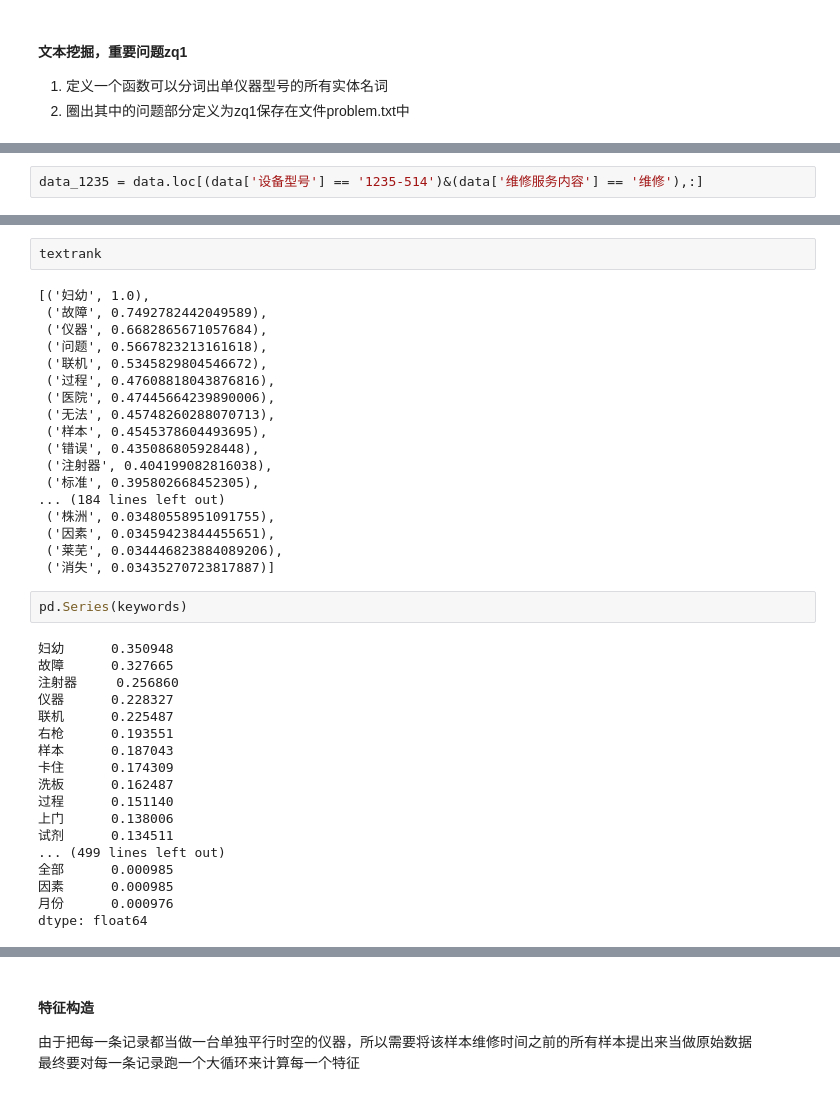
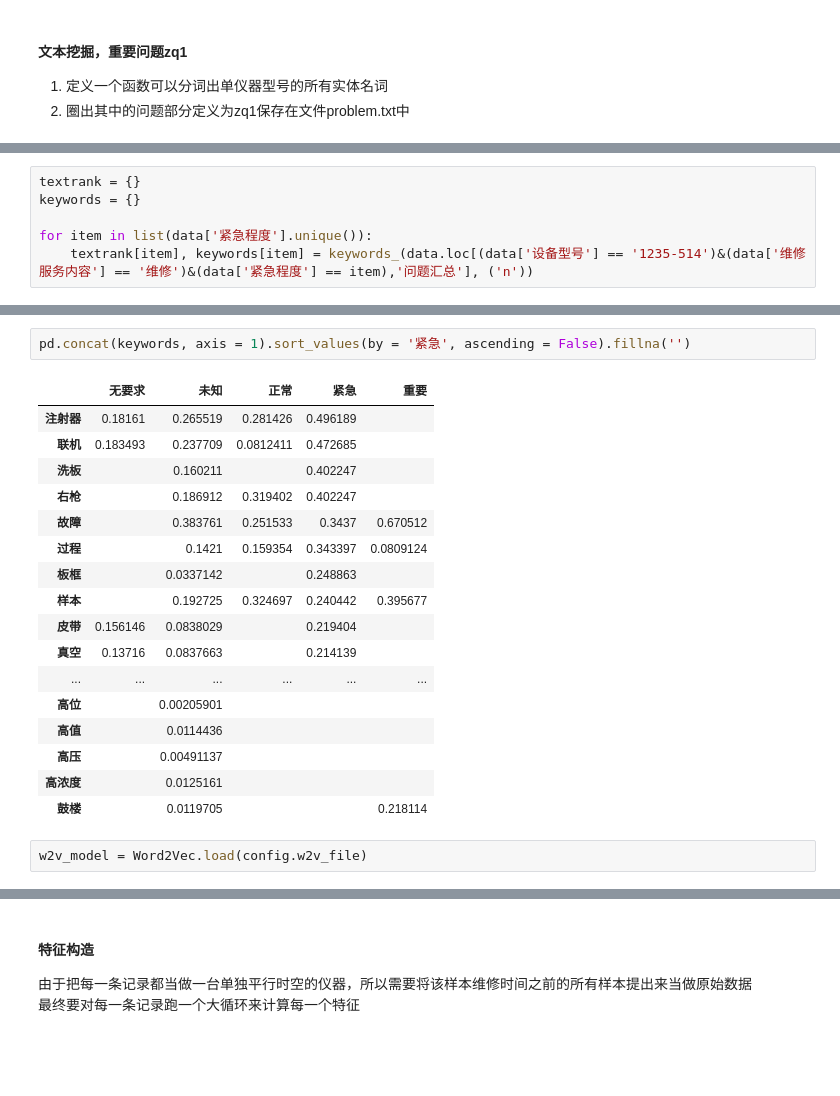
Before and after one commit to clouwer/nlpnotebook, a Jupyter notebook: projects/Biosan-service-upgrade-2019/ipy/feature_engineer.ipynb, the cells around one changed output, grey strips where cells are left out. Drawn from its saved outputs; the diff is of its cells as text; blank space fills up the shorter version.

```diff
--- a/projects/Biosan-service-upgrade-2019/ipy/feature_engineer.ipynb
+++ b/projects/Biosan-service-upgrade-2019/ipy/feature_engineer.ipynb
@@ -182,2 +280,6 @@ array(['Xevo TQD', 'TQD', 'GSL-120', '1296-026', '1235-514', '00-0335',
 # %%
-data_1235 = data.loc[(data['设备型号'] == '1235-514')&(data['维修服务内容'] == '维修'),:]
+textrank = {}
+keywords = {}
+
+for item in list(data['紧急程度'].unique()):
+    textrank[item], keywords[item] = keywords_(data.loc[(data['设备型号'] == '1235-514')&(data['维修服务内容'] == '维修')&(data['紧急程度'] == item),'问题汇总'], ('n'))
@@ -201,40 +286,22 @@ for i in key_words:
-# %%
-textrank
-# %% [output]
-[('妇幼', 1.0),
- ('故障', 0.7492782442049589),
- ('仪器', 0.6682865671057684),
- ('问题', 0.5667823213161618),
- ('联机', 0.5345829804546672),
- ('过程', 0.47608818043876816),
- ('医院', 0.47445664239890006),
- ('无法', 0.45748260288070713),
- ('样本', 0.4545378604493695),
- ('错误', 0.435086805928448),
- ('注射器', 0.404199082816038),
- ('标准', 0.395802668452305),
-... (184 lines left out)
- ('株洲', 0.03480558951091755),
- ('因素', 0.03459423844455651),
- ('莱芜', 0.034446823884089206),
- ('消失', 0.03435270723817887)]
-# %%
-pd.Series(keywords)
-# %% [output]
-妇幼      0.350948
-故障      0.327665
-注射器     0.256860
-仪器      0.228327
-联机      0.225487
-右枪      0.193551
-样本      0.187043
-卡住      0.174309
-洗板      0.162487
-过程      0.151140
-上门      0.138006
-试剂      0.134511
-... (499 lines left out)
-全部      0.000985
-因素      0.000985
-月份      0.000976
-dtype: float64
+# %%
+pd.concat(keywords, axis = 1).sort_values(by = '紧急', ascending = False).fillna('')
+# %% [output]
+|  | 无要求 | 未知 | 正常 | 紧急 | 重要 |
+| 注射器 | 0.18161 | 0.265519 | 0.281426 | 0.496189 |  |
+| 联机 | 0.183493 | 0.237709 | 0.0812411 | 0.472685 |  |
+| 洗板 |  | 0.160211 |  | 0.402247 |  |
+| 右枪 |  | 0.186912 | 0.319402 | 0.402247 |  |
+| 故障 |  | 0.383761 | 0.251533 | 0.3437 | 0.670512 |
+| 过程 |  | 0.1421 | 0.159354 | 0.343397 | 0.0809124 |
+| 板框 |  | 0.0337142 |  | 0.248863 |  |
+| 样本 |  | 0.192725 | 0.324697 | 0.240442 | 0.395677 |
+| 皮带 | 0.156146 | 0.0838029 |  | 0.219404 |  |
+| 真空 | 0.13716 | 0.0837663 |  | 0.214139 |  |
+| ... | ... | ... | ... | ... | ... |
+| 高位 |  | 0.00205901 |  |  |  |
+| 高值 |  | 0.0114436 |  |  |  |
+| 高压 |  | 0.00491137 |  |  |  |
+| 高浓度 |  | 0.0125161 |  |  |  |
+| 鼓楼 |  | 0.0119705 |  |  | 0.218114 |
+# %%
+w2v_model = Word2Vec.load(config.w2v_file)
```
Also changed, not shown: parts of 37 cells of this notebook, 9 other files.
